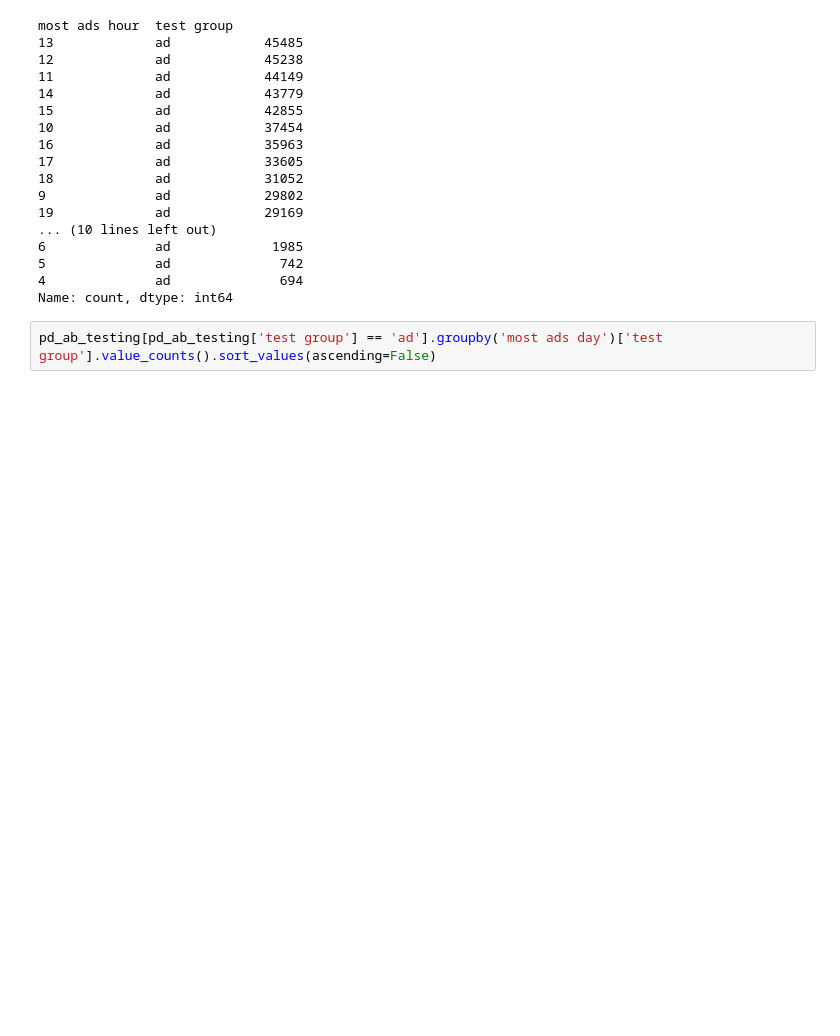
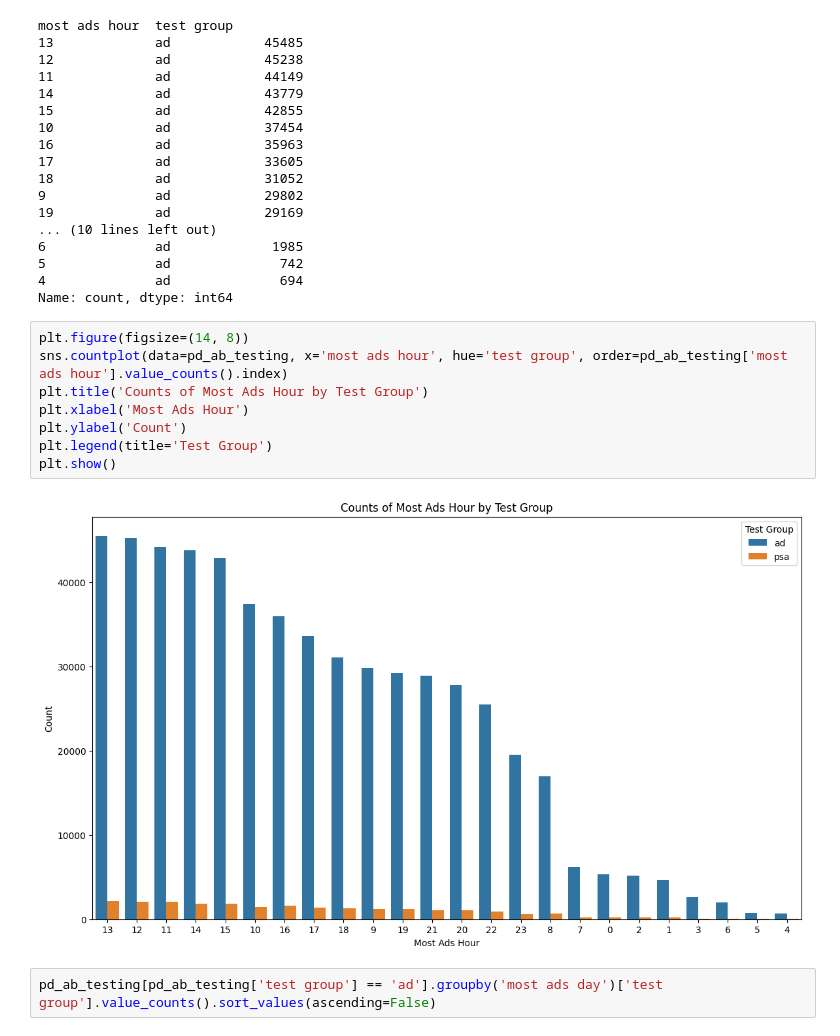
Before and after one commit to amr-salah92/Digital-Wave-Marketing-Campaign-A-B-Test-Performance-Analysis, a Jupyter notebook: abtesting2.ipynb, the cells around one changed output. Saved outputs shown, nothing was run; the diff lists cells and outputs as text; blank space fills up the shorter version.

```diff
--- a/abtesting2.ipynb
+++ b/abtesting2.ipynb
@@ -173,6 +173,16 @@ most ads hour  test group
 5              ad              742
 4              ad              694
 Name: count, dtype: int64
+# %%
+plt.figure(figsize=(14, 8))
+sns.countplot(data=pd_ab_testing, x='most ads hour', hue='test group', order=pd_ab_testing['most ads hour'].value_counts().index)
+plt.title('Counts of Most Ads Hour by Test Group')
+plt.xlabel('Most Ads Hour')
+plt.ylabel('Count')
+plt.legend(title='Test Group')
+plt.show()
+# %% [output]
+[figure, added]
 # %%
 pd_ab_testing[pd_ab_testing['test group'] == 'ad'].groupby('most ads day')['test group'].value_counts().sort_values(ascending=False)
 # %% [output]
```
Also changed, not shown: parts of 7 cells of this notebook.
